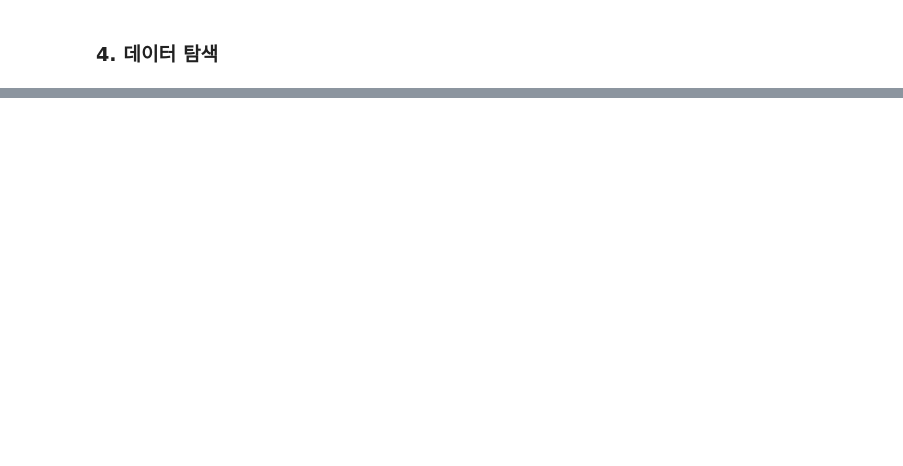
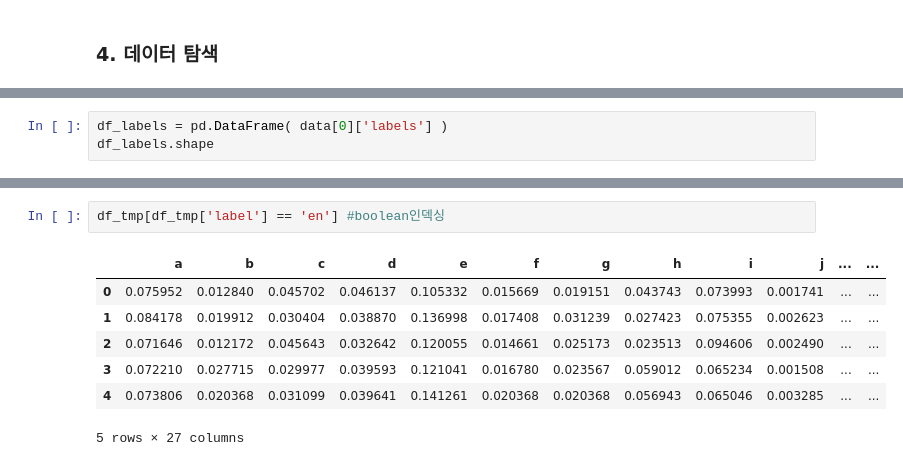
Before and after one commit to tnfls321/mldl_projects, a Jupyter notebook: ml/1. 머신러닝을 이용한 언어감지 서비스 구축(머신러닝 전과정수행).ipynb, the cells around one changed output, grey strips where cells are left out. Saved outputs shown, nothing was run; the diff lists cells and outputs as text; blank space fills up the shorter version.

```diff
--- a/ml/1. 머신러닝을 이용한 언어감지 서비스 구축(머신러닝 전과정수행).ipynb
+++ b/ml/1. 머신러닝을 이용한 언어감지 서비스 구축(머신러닝 전과정수행).ipynb
@@ -171,0 +325,3 @@ print(count_list)
+# %%
+df_labels = pd.DataFrame( data[0]['labels'] )
+df_labels.shape
@@ -171,0 +463,10 @@ print(count_list)
+# %%
+df_tmp[df_tmp['label'] == 'en'] #boolean인덱싱
+# %% [output]
+|  | a | b | c | d | e | f | g | h | i | j | ... | ... |
+| 0 | 0.075952 | 0.012840 | 0.045702 | 0.046137 | 0.105332 | 0.015669 | 0.019151 | 0.043743 | 0.073993 | 0.001741 | ... | ... |
+| 1 | 0.084178 | 0.019912 | 0.030404 | 0.038870 | 0.136998 | 0.017408 | 0.031239 | 0.027423 | 0.075355 | 0.002623 | ... | ... |
+| 2 | 0.071646 | 0.012172 | 0.045643 | 0.032642 | 0.120055 | 0.014661 | 0.025173 | 0.023513 | 0.094606 | 0.002490 | ... | ... |
+| 3 | 0.072210 | 0.027715 | 0.029977 | 0.039593 | 0.121041 | 0.016780 | 0.023567 | 0.059012 | 0.065234 | 0.001508 | ... | ... |
+| 4 | 0.073806 | 0.020368 | 0.031099 | 0.039641 | 0.141261 | 0.020368 | 0.020368 | 0.056943 | 0.065046 | 0.003285 | ... | ... |
+5 rows × 27 columns
```
Also changed, not shown: parts of 52 cells of this notebook, 42 other files.
